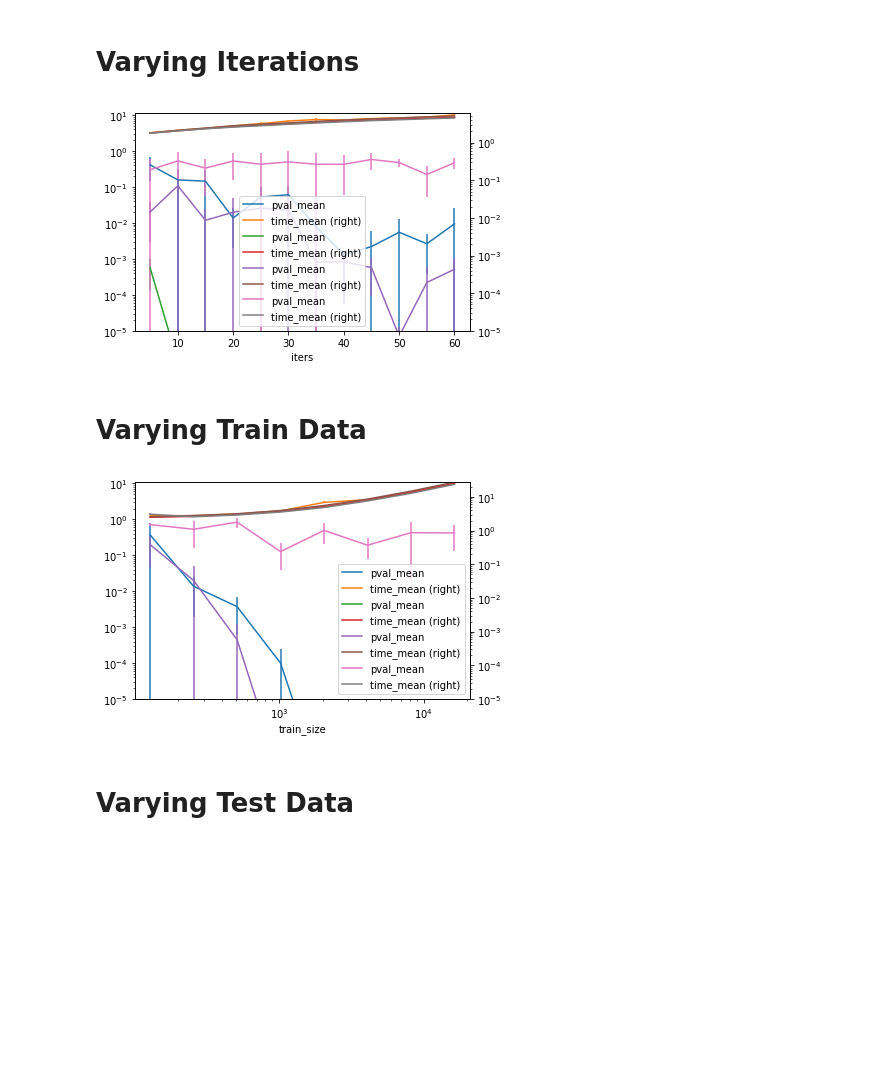
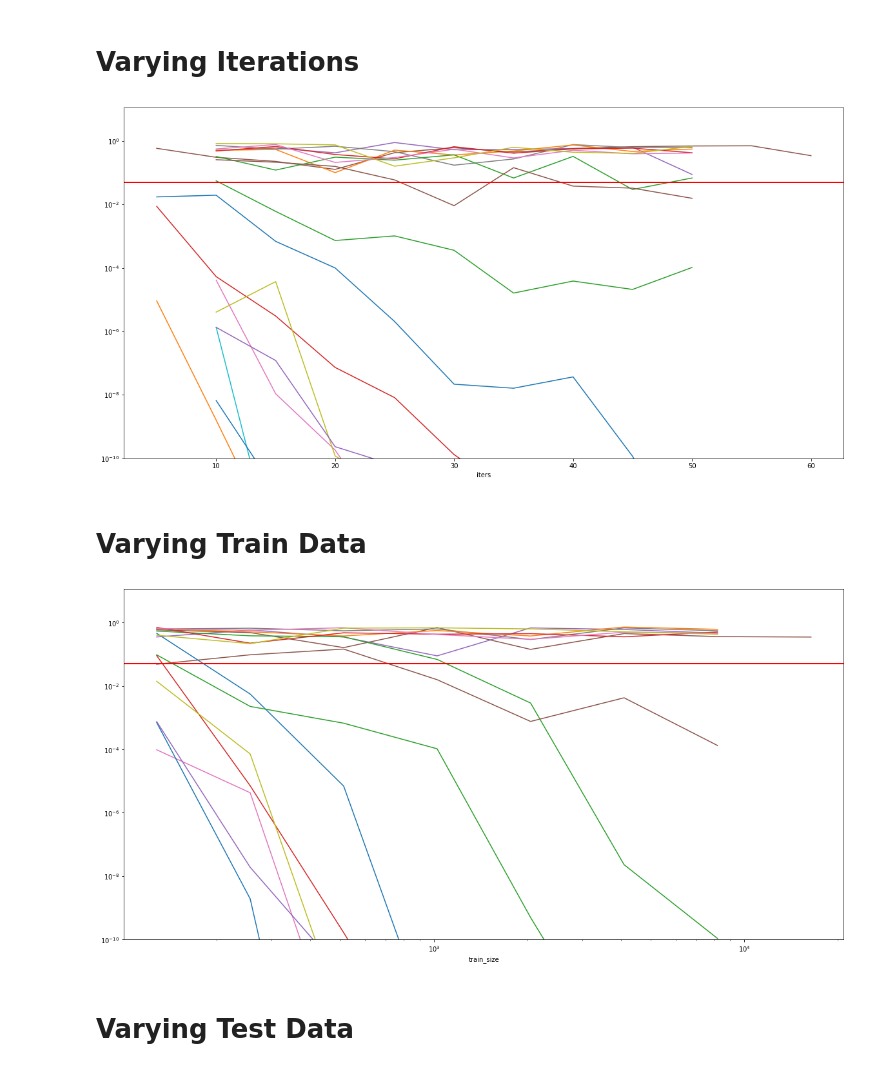
Before and after one commit to ShapeOfMatter/choreography, a Jupyter notebook: python/P-value Analysis.ipynb, the cells around one changed output. Cells and saved outputs as stored; diff of their text form; code cells hidden in the pictures; blank space fills up the shorter version.

Commit message:
add new p-value results

```diff
--- a/python/P-value Analysis.ipynb
+++ b/python/P-value Analysis.ipynb
@@ -2,3 +2,4 @@
 import pandas as pd
 import numpy as np
 import matplotlib.pyplot as plt
+plt.rcParams["figure.figsize"] = (20,10)
@@ -12,6 +14,28 @@ def read_data(file):
 # %%
-files = ['../results/cliff_results_a129_27-07-2023_11:36:31.csv',
-         '../results/cliff_results_a211_28-07-2023_16:36:57.csv',
-         '../results/cliff_results_a220_29-07-2023_09:27:19.csv',
-         '../results/cliff_results_a284_30-07-2023_12:39:59.csv']
-dfs = [read_data(f) for f in files]
+files = [
+('a129', '27-07-2023_11:36:31'),
+('a211', '28-07-2023_16:36:57'),
+('a214', '02-08-2023_01:46:14'),
+('a220', '29-07-2023_09:27:19'),
+('a234', '02-08-2023_06:23:18'),
+('a284', '30-07-2023_12:39:59'),
+('a299', '02-08-2023_12:05:11'),
+('a306', '31-07-2023_20:37:35'),
+('a359', '02-08-2023_16:26:54'),
+('a36', '02-08-2023_21:00:20'),
+('a364', '01-08-2023_01:16:24'),
+('a399', '01-08-2023_05:41:25'),
+('a454', '03-08-2023_02:11:00'),
+('a466', '01-08-2023_10:25:44'),
+('a488', '03-08-2023_07:01:37'),
+('a504', '01-08-2023_15:43:05'),
+('a512', '03-08-2023_11:43:20'),
+('a562', '01-08-2023_20:39:23'),
+('a94', '03-08-2023_16:44:27')]
+
+dfs = []
+for f, s in files:
+    fname = f'../results/cliff_results_{f}_{s}.csv'
+    df = read_data(fname)
+    df['name'] = f
+    dfs.append(df)
@@ -19,32 +84,34 @@ dfs = [read_data(f) for f in files]
 # Varying Iterations
 # %%
 def plot_iters(results, ax):
-    iters_df = results[(results['train_size'] == 256) & (results['test_size'] == 512)]
+    iters_df = results[(results['train_size'] == 1024) & (results['test_size'] == 512)]
     plt.yscale('log')
-    plt.ylim((1e-5, None))
-    iters_df.plot(ax=ax, x='iters', y='pval_mean', yerr='pval_std')
-    iters_df.plot(ax=ax, x='iters', y='time_mean', yerr='time_std', secondary_y=True);
+    plt.ylim((1e-10, None))
+    iters_df.plot(ax=ax, x='iters', y='pval_mean', legend=None)#yerr='pval_std', legend=None)
+    plt.axhline(y = 0.05, color = 'r', linestyle = '-')
+    #iters_df.plot(ax=ax, x='iters', y='time_mean', secondary_y=True, legend=None)#, yerr='time_std');
 
 fig, ax = plt.subplots()
 [plot_iters(df, ax) for df in dfs];
 # %% [output]
-[figure, old version]
+[figure, new version]
 # %% [markdown]
 # Varying Train Data
 # %%
 def plot_train(results, ax):
-    iters_df = results[(results['iters'] == 20) & (results['test_size'] == 512)]
+    iters_df = results[(results['iters'] == 50) & (results['test_size'] == 512)]
     plt.xscale('log')
     plt.yscale('log')
-    plt.ylim((1e-5, None))
+    plt.ylim((1e-10, None))
+    plt.axhline(y = 0.05, color = 'r', linestyle = '-')
 
-    iters_df.plot(ax=ax, x='train_size', y='pval_mean', yerr='pval_std')
-    iters_df.plot(ax=ax, x='train_size', y='time_mean', yerr='time_std', secondary_y=True);
+    iters_df.plot(ax=ax, x='train_size', y='pval_mean', legend=None)
+    #iters_df.plot(ax=ax, x='train_size', y='time_mean', yerr='time_std', secondary_y=True, legend=None);
 
 fig, ax = plt.subplots()
 [plot_train(df, ax) for df in dfs];
 # %% [output]
-[figure, old version]
+[figure, new version]
 # %% [markdown]
 # Varying Test Data
 # %%
```
Also changed, not shown: parts of 14 cells of this notebook, 17 other files.
